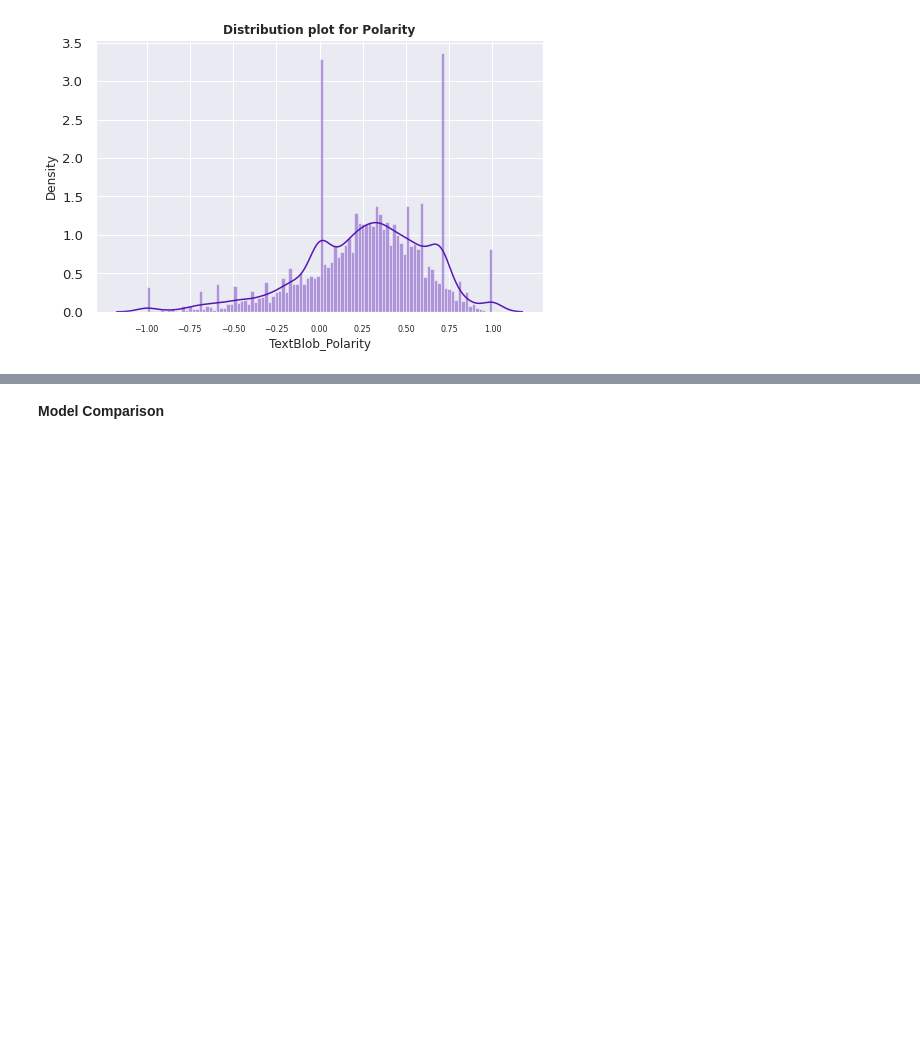
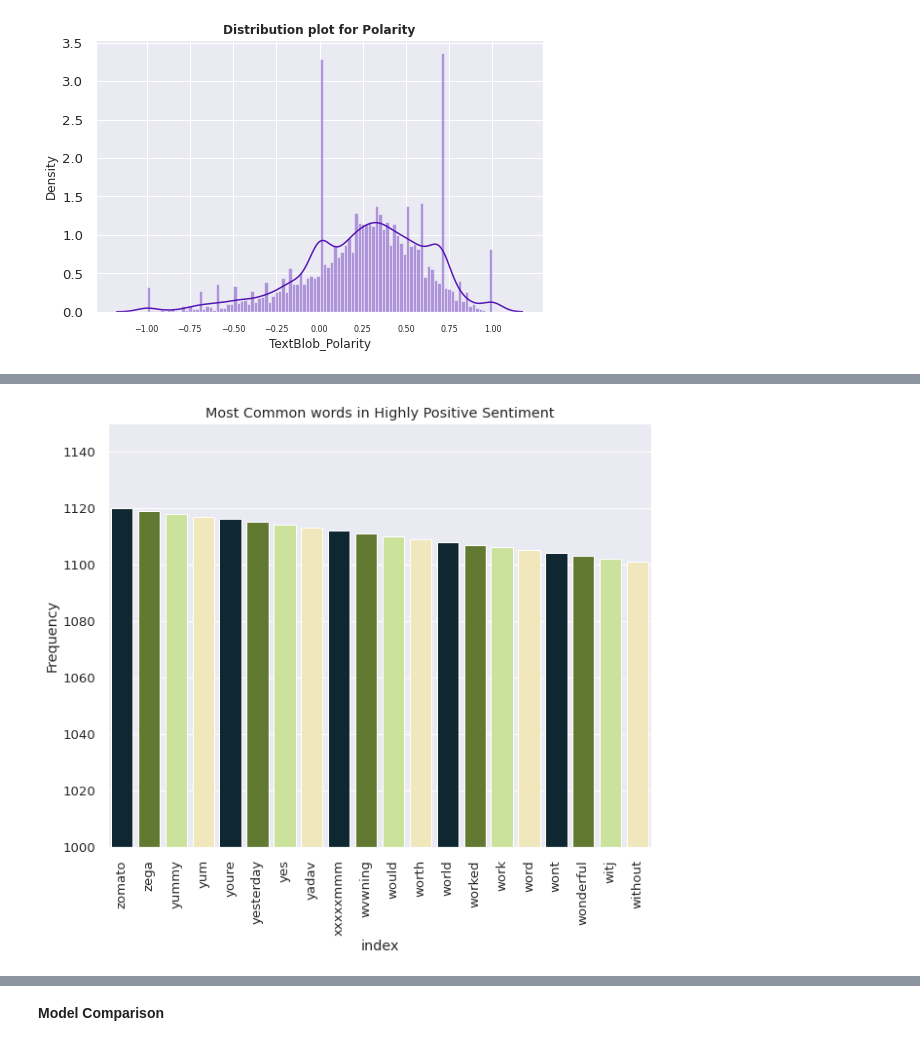
Before and after one commit to SethupathyM/Unsupervised_ML_Clustering_and_Sentiment_Analysis_Zomato_Restaurant, a Jupyter notebook: Zomato_Restaurant_Clustering_and_Sentiment_Analysis_.ipynb, the cells around one changed output, grey strips where cells are left out. Saved outputs shown, nothing was run; the diff lists cells and outputs as text; code cells hidden in the pictures; blank space fills up the shorter version.

```diff
--- a/Zomato_Restaurant_Clustering_and_Sentiment_Analysis_.ipynb
+++ b/Zomato_Restaurant_Clustering_and_Sentiment_Analysis_.ipynb
@@ -1419,0 +1426,6 @@ piechart(merged_df['TextBlob_Sentiment'],colors = ['#52489C','#679289','#EE2E31'
+# %%
+# Most Common words in Highly Positive Sentiment
+common_words(merged_df[merged_df['TextBlob_Polarity'] > 0.80],1000,1150,'Most Common words in Highly Positive Sentiment',
+             ['#092A35','#658525','#CFEE91','#F8EEB4'])
+# %% [output]
+[figure, added]
```
Also changed, not shown: parts of 4 cells of this notebook.
